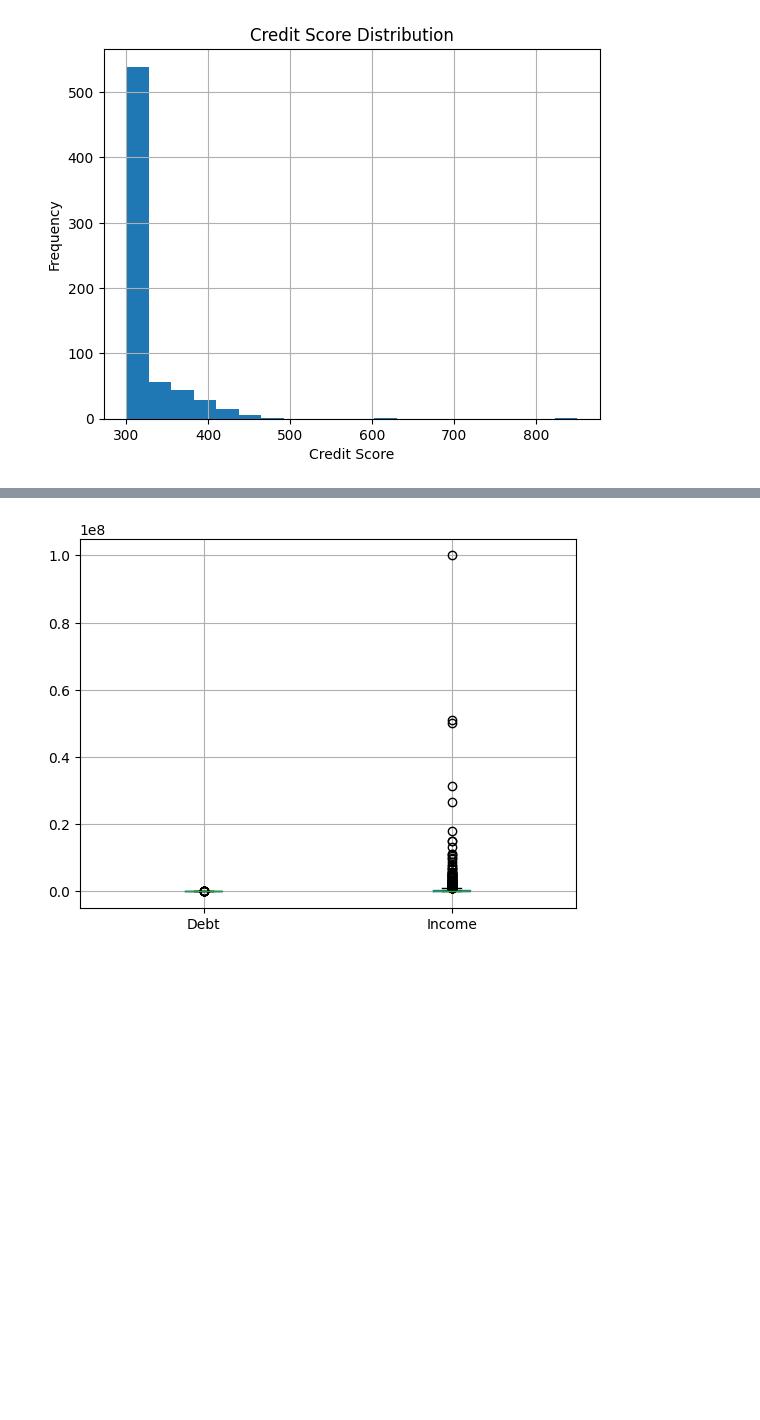
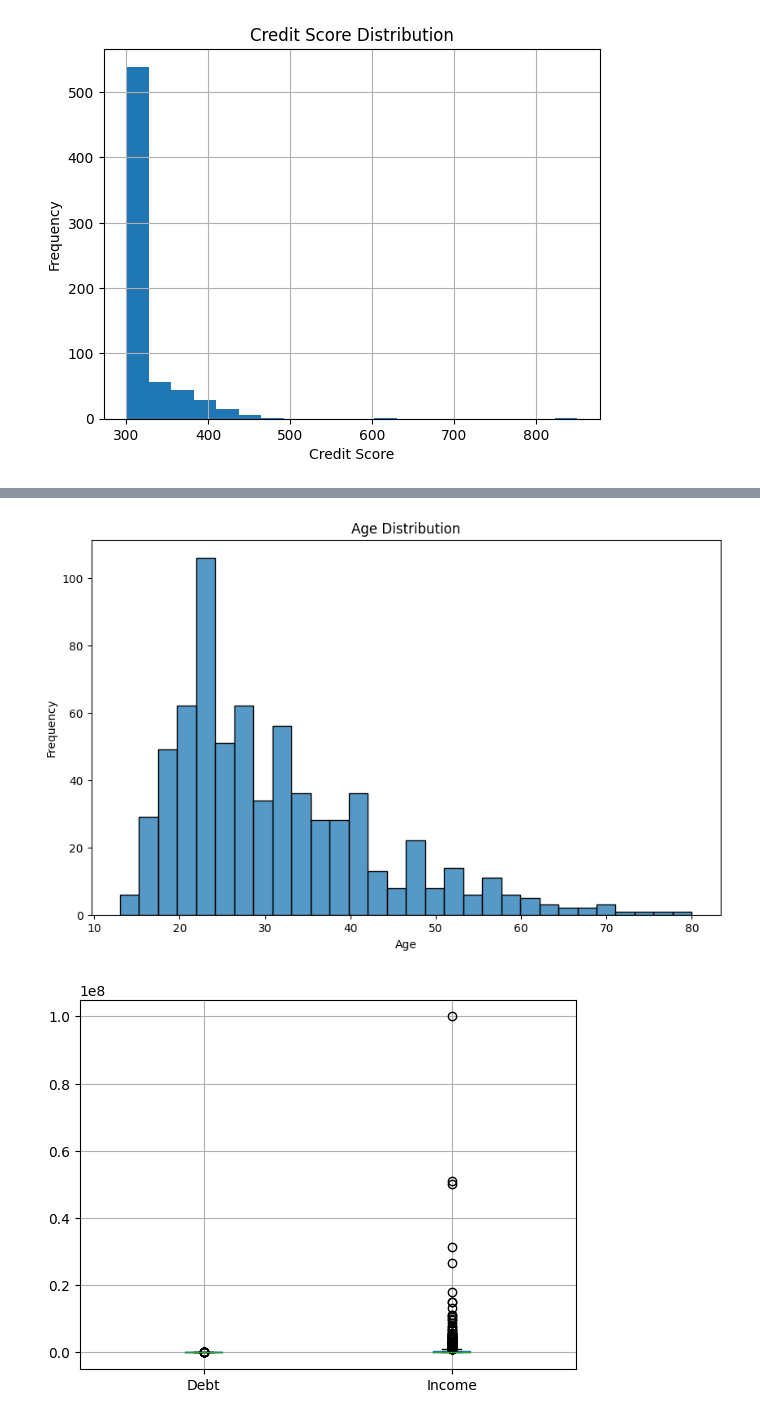
Before and after one commit to dtrejo21/stats-final-project, a Jupyter notebook: FinalProject.ipynb, the cells around one changed output, grey strips where cells are left out. Saved outputs shown, nothing was run; the diff lists cells and outputs as text; code cells hidden in the pictures; blank space fills up the shorter version.

```diff
--- a/FinalProject.ipynb
+++ b/FinalProject.ipynb
@@ -88,3 +89,14 @@ plt.show()
+# %%
+# Histogram for Age distribution
+plt.figure(figsize=(10, 6))
+hist_plot = sns.histplot(data=cleanData, x='Age', bins=30)
+hist_plot.set_title('Age Distribution')
+hist_plot.set_xlabel('Age')
+hist_plot.set_ylabel('Frequency')
+
+plt.show()
+# %% [output]
+[figure, added]
 # %%
 # Boxplot for Debt and Income
 cleanData.boxplot(column=['Debt', 'Income'])
```
Also changed, not shown: parts of 10 cells of this notebook, 1 other file.
